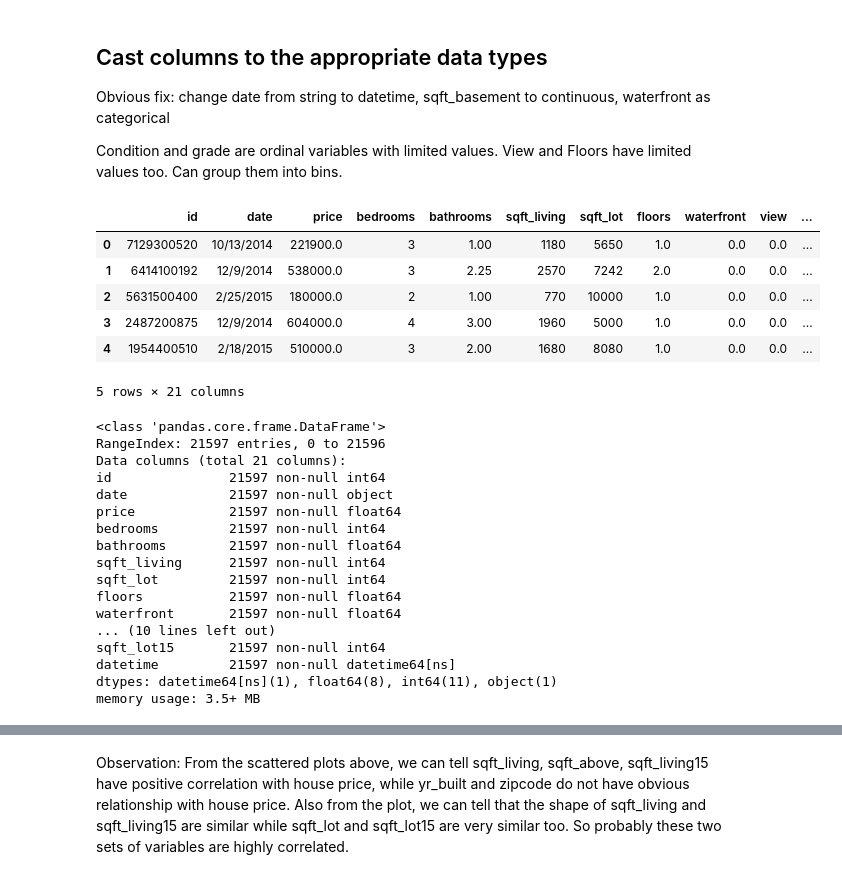
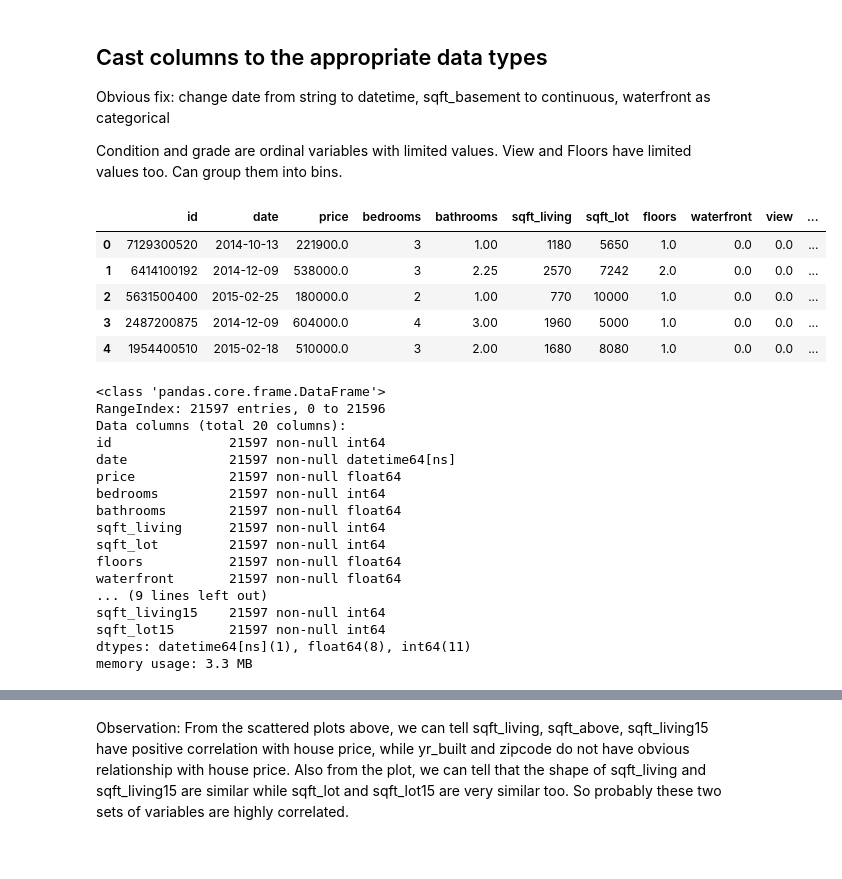
Before and after one commit to bonniema/housepriceprediction-multipleregression, a Jupyter notebook: project-exploration.ipynb, the cells around one changed output, grey strips where cells are left out. Cells and saved outputs as stored; diff of their text form; code cells hidden in the pictures.

```diff
--- a/project-exploration.ipynb
+++ b/project-exploration.ipynb
@@ -152,18 +134,17 @@ Condition and grade are ordinal variables with limited values. View and Floors h
 # %%
 #Convert strings into dates
 from datetime import datetime
 kcdata['date'].head()
 f = lambda x: datetime.strptime(x,'%m/%d/%Y')
-kcdata['datetime']=kcdata['date'].apply(f)
+kcdata['date']=kcdata['date'].apply(f)
 kcdata.head()
 # %% [output]
 |  | id | date | price | bedrooms | bathrooms | sqft_living | sqft_lot | floors | waterfront | view | ... |
-| 0 | 7129300520 | 10/13/2014 | 221900.0 | 3 | 1.00 | 1180 | 5650 | 1.0 | 0.0 | 0.0 | ... |
-| 1 | 6414100192 | 12/9/2014 | 538000.0 | 3 | 2.25 | 2570 | 7242 | 2.0 | 0.0 | 0.0 | ... |
-| 2 | 5631500400 | 2/25/2015 | 180000.0 | 2 | 1.00 | 770 | 10000 | 1.0 | 0.0 | 0.0 | ... |
-| 3 | 2487200875 | 12/9/2014 | 604000.0 | 4 | 3.00 | 1960 | 5000 | 1.0 | 0.0 | 0.0 | ... |
-| 4 | 1954400510 | 2/18/2015 | 510000.0 | 3 | 2.00 | 1680 | 8080 | 1.0 | 0.0 | 0.0 | ... |
+| 0 | 7129300520 | 2014-10-13 | 221900.0 | 3 | 1.00 | 1180 | 5650 | 1.0 | 0.0 | 0.0 | ... |
+| 1 | 6414100192 | 2014-12-09 | 538000.0 | 3 | 2.25 | 2570 | 7242 | 2.0 | 0.0 | 0.0 | ... |
+| 2 | 5631500400 | 2015-02-25 | 180000.0 | 2 | 1.00 | 770 | 10000 | 1.0 | 0.0 | 0.0 | ... |
+| 3 | 2487200875 | 2014-12-09 | 604000.0 | 4 | 3.00 | 1960 | 5000 | 1.0 | 0.0 | 0.0 | ... |
+| 4 | 1954400510 | 2015-02-18 | 510000.0 | 3 | 2.00 | 1680 | 8080 | 1.0 | 0.0 | 0.0 | ... |
-5 rows × 21 columns
 # %%
 #Convert sqft_basement column from string to numerical
 kcdata['sqft_basement'].value_counts()
@@ -177,9 +158,9 @@ kcdata.info()
 # %% [output]
 <class 'pandas.core.frame.DataFrame'>
 RangeIndex: 21597 entries, 0 to 21596
-Data columns (total 21 columns):
+Data columns (total 20 columns):
 id               21597 non-null int64
-date             21597 non-null object
+date             21597 non-null datetime64[ns]
 price            21597 non-null float64
 bedrooms         21597 non-null int64
 bathrooms        21597 non-null float64
@@ -187,11 +168,11 @@ sqft_living      21597 non-null int64
 sqft_lot         21597 non-null int64
 floors           21597 non-null float64
 waterfront       21597 non-null float64
-... (10 lines left out)
+... (9 lines left out)
+sqft_living15    21597 non-null int64
 sqft_lot15       21597 non-null int64
-datetime         21597 non-null datetime64[ns]
-dtypes: datetime64[ns](1), float64(8), int64(11), object(1)
-memory usage: 3.5+ MB
+dtypes: datetime64[ns](1), float64(8), int64(11)
+memory usage: 3.3 MB
 # %%
 #Plotting potential continuous variables
 
```
Also changed, not shown: parts of 101 cells of this notebook.
